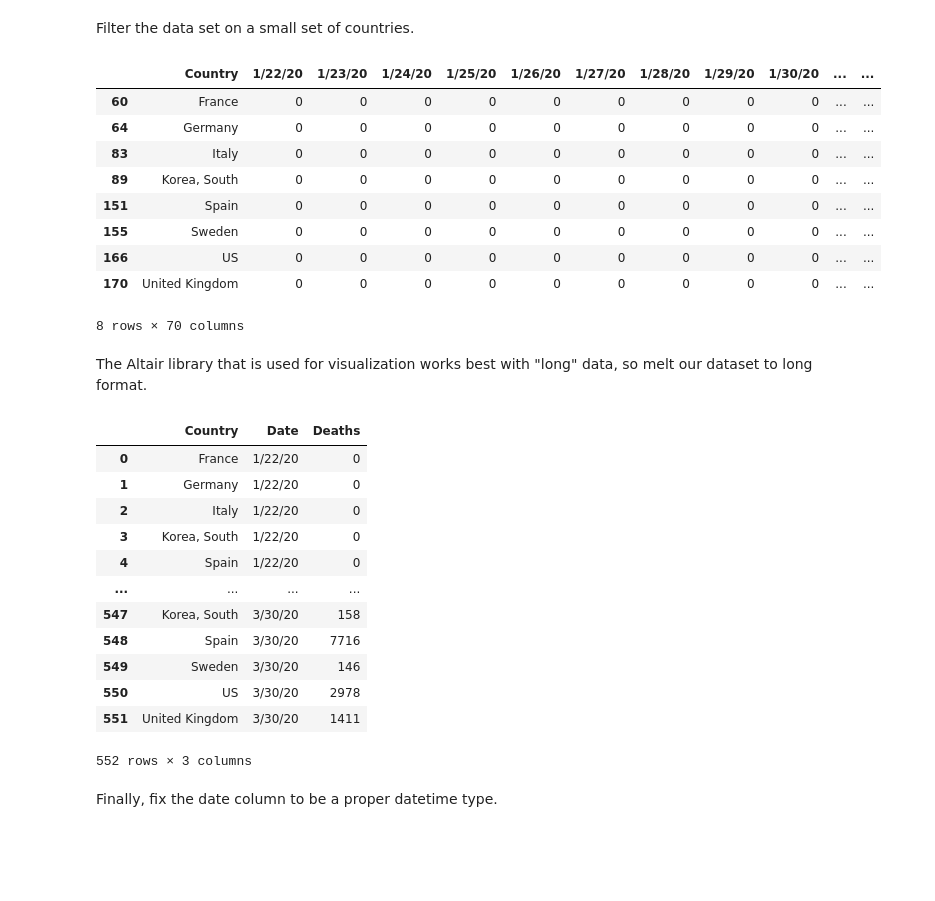
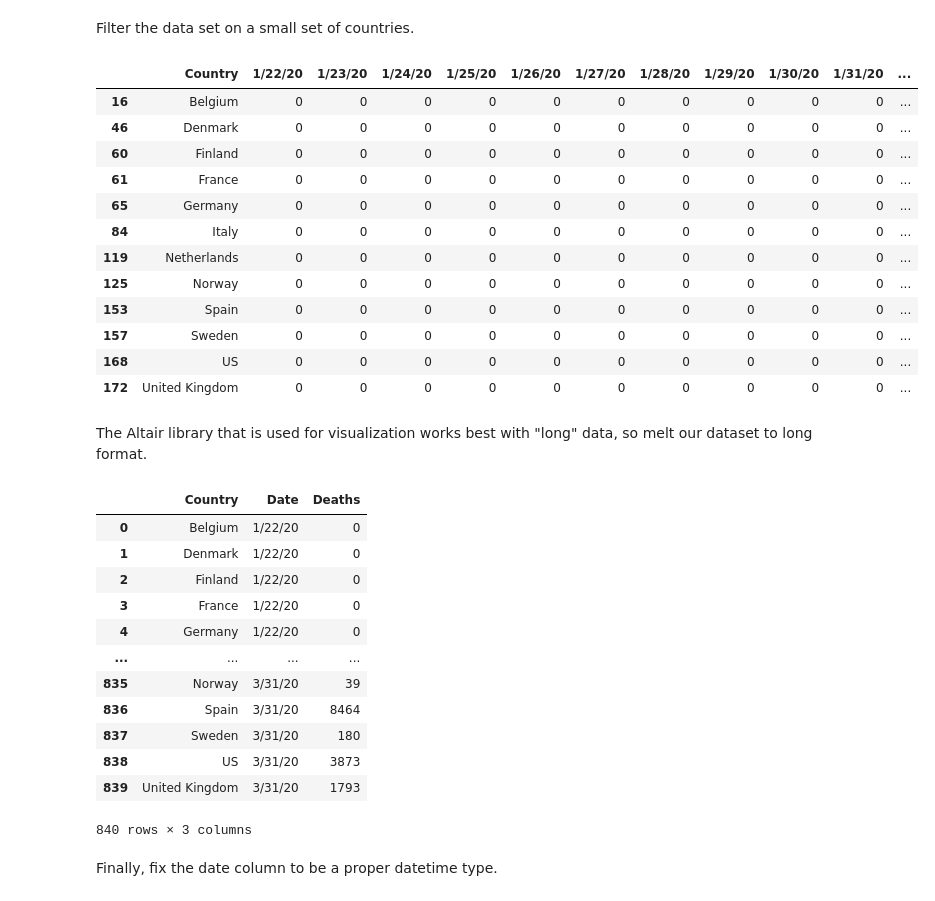
Before and after one commit to tomhe/covid19, a Jupyter notebook: covid19.ipynb, the cells around one changed output. Cells and saved outputs as stored; diff of their text form; code cells hidden in the pictures; blank space fills up the shorter version.

```diff
--- a/covid19.ipynb
+++ b/covid19.ipynb
@@ -54,20 +52,23 @@ df.sample(5)
 # %% [markdown]
 Filter the data set on a small set of countries.
 # %%
-countries = ["Sweden", "Italy", "Spain", "Germany", "France", "US", "United Kingdom", "Korea, South"]
+countries = ["Sweden", "Norway", "Denmark", "Finland", "Italy", "Spain", "Germany", "France", "US", "United Kingdom", "Belgium", "Netherlands"]
 df = df[df["Country"].isin(countries)]
 df
 # %% [output]
-|  | Country | 1/22/20 | 1/23/20 | 1/24/20 | 1/25/20 | 1/26/20 | 1/27/20 | 1/28/20 | 1/29/20 | 1/30/20 | ... | ... |
-| 60 | France | 0 | 0 | 0 | 0 | 0 | 0 | 0 | 0 | 0 | ... | ... |
-| 64 | Germany | 0 | 0 | 0 | 0 | 0 | 0 | 0 | 0 | 0 | ... | ... |
-| 83 | Italy | 0 | 0 | 0 | 0 | 0 | 0 | 0 | 0 | 0 | ... | ... |
-| 89 | Korea, South | 0 | 0 | 0 | 0 | 0 | 0 | 0 | 0 | 0 | ... | ... |
-| 151 | Spain | 0 | 0 | 0 | 0 | 0 | 0 | 0 | 0 | 0 | ... | ... |
-| 155 | Sweden | 0 | 0 | 0 | 0 | 0 | 0 | 0 | 0 | 0 | ... | ... |
-| 166 | US | 0 | 0 | 0 | 0 | 0 | 0 | 0 | 0 | 0 | ... | ... |
-| 170 | United Kingdom | 0 | 0 | 0 | 0 | 0 | 0 | 0 | 0 | 0 | ... | ... |
+|  | Country | 1/22/20 | 1/23/20 | 1/24/20 | 1/25/20 | 1/26/20 | 1/27/20 | 1/28/20 | 1/29/20 | 1/30/20 | 1/31/20 | ... |
+| 16 | Belgium | 0 | 0 | 0 | 0 | 0 | 0 | 0 | 0 | 0 | 0 | ... |
+| 46 | Denmark | 0 | 0 | 0 | 0 | 0 | 0 | 0 | 0 | 0 | 0 | ... |
+| 60 | Finland | 0 | 0 | 0 | 0 | 0 | 0 | 0 | 0 | 0 | 0 | ... |
+| 61 | France | 0 | 0 | 0 | 0 | 0 | 0 | 0 | 0 | 0 | 0 | ... |
+| 65 | Germany | 0 | 0 | 0 | 0 | 0 | 0 | 0 | 0 | 0 | 0 | ... |
+| 84 | Italy | 0 | 0 | 0 | 0 | 0 | 0 | 0 | 0 | 0 | 0 | ... |
+| 119 | Netherlands | 0 | 0 | 0 | 0 | 0 | 0 | 0 | 0 | 0 | 0 | ... |
+| 125 | Norway | 0 | 0 | 0 | 0 | 0 | 0 | 0 | 0 | 0 | 0 | ... |
+| 153 | Spain | 0 | 0 | 0 | 0 | 0 | 0 | 0 | 0 | 0 | 0 | ... |
+| 157 | Sweden | 0 | 0 | 0 | 0 | 0 | 0 | 0 | 0 | 0 | 0 | ... |
+| 168 | US | 0 | 0 | 0 | 0 | 0 | 0 | 0 | 0 | 0 | 0 | ... |
+| 172 | United Kingdom | 0 | 0 | 0 | 0 | 0 | 0 | 0 | 0 | 0 | 0 | ... |
-8 rows × 70 columns
 # %% [markdown]
 The Altair library that is used for visualization works best with "long" data, so melt our dataset to long format.
 # %%
@@ -75,18 +76,18 @@ df = df.melt("Country", var_name="Date", value_name="Deaths")
 df
 # %% [output]
 |  | Country | Date | Deaths |
-| 0 | France | 1/22/20 | 0 |
-| 1 | Germany | 1/22/20 | 0 |
-| 2 | Italy | 1/22/20 | 0 |
-| 3 | Korea, South | 1/22/20 | 0 |
-| 4 | Spain | 1/22/20 | 0 |
+| 0 | Belgium | 1/22/20 | 0 |
+| 1 | Denmark | 1/22/20 | 0 |
+| 2 | Finland | 1/22/20 | 0 |
+| 3 | France | 1/22/20 | 0 |
+| 4 | Germany | 1/22/20 | 0 |
 | ... | ... | ... | ... |
-| 547 | Korea, South | 3/30/20 | 158 |
-| 548 | Spain | 3/30/20 | 7716 |
-| 549 | Sweden | 3/30/20 | 146 |
-| 550 | US | 3/30/20 | 2978 |
-| 551 | United Kingdom | 3/30/20 | 1411 |
+| 835 | Norway | 3/31/20 | 39 |
+| 836 | Spain | 3/31/20 | 8464 |
+| 837 | Sweden | 3/31/20 | 180 |
+| 838 | US | 3/31/20 | 3873 |
+| 839 | United Kingdom | 3/31/20 | 1793 |
-552 rows × 3 columns
+840 rows × 3 columns
 # %% [markdown]
 Finally, fix the date column to be a proper datetime type.
 # %%
```
Also changed, not shown: parts of 12 cells of this notebook, 2 other files.
